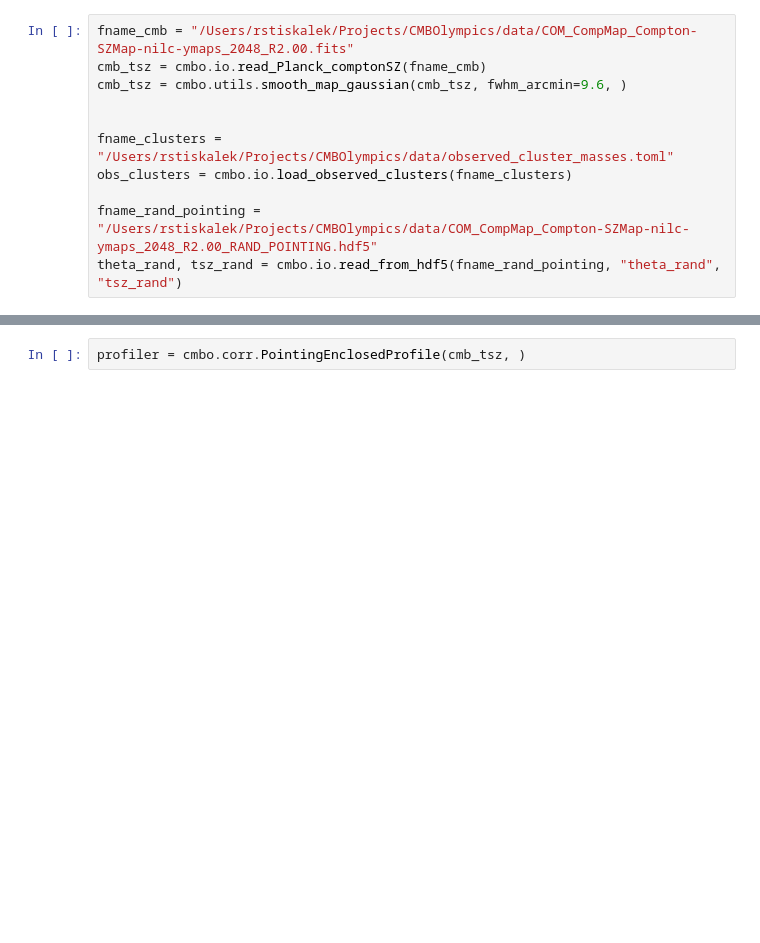
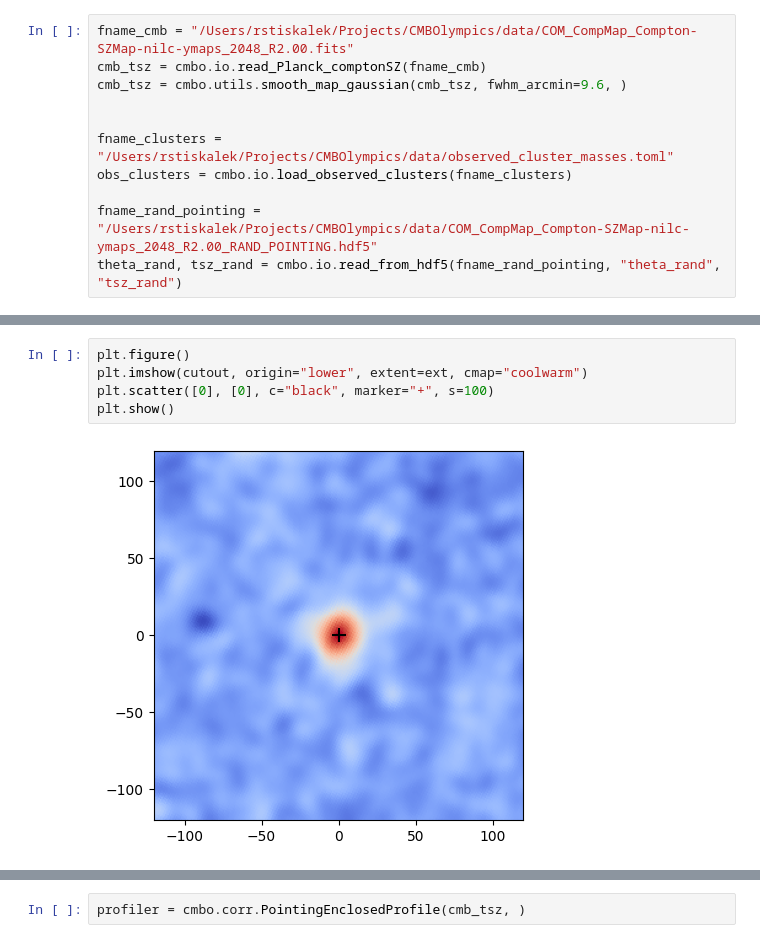
Before and after one commit to Richard-Sti/CMBOlympics, a Jupyter notebook: notebooks/single_clusters.ipynb, the cells around one changed output, grey strips where cells are left out. Drawn from its saved outputs; the diff is of its cells as text; blank space fills up the shorter version.

```diff
--- a/notebooks/single_clusters.ipynb
+++ b/notebooks/single_clusters.ipynb
@@ -40,0 +97,7 @@ Cluster 8 (Hercules (A2147)) now orphaned (best remaining p=1.303e-01)
+# %%
+plt.figure()
+plt.imshow(cutout, origin="lower", extent=ext, cmap="coolwarm")
+plt.scatter([0], [0], c="black", marker="+", s=100)
+plt.show()
+# %% [output]
+[figure, added]
```
Also changed, not shown: parts of 20 cells of this notebook, 3 other files.
